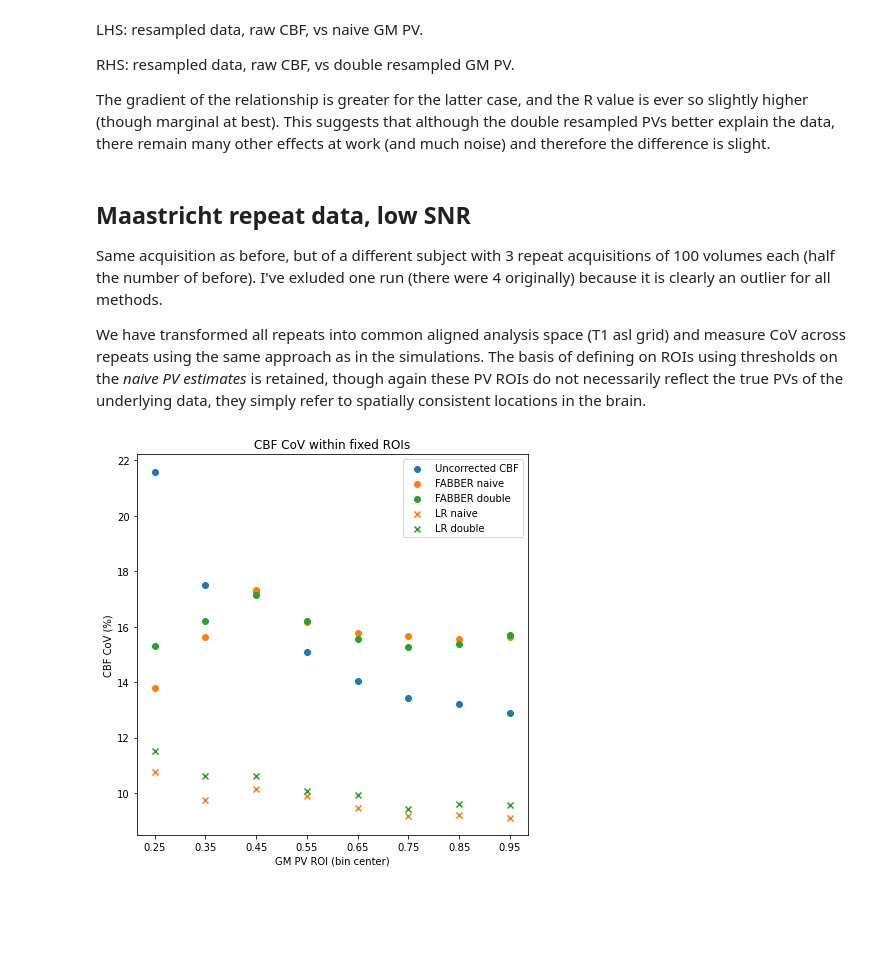
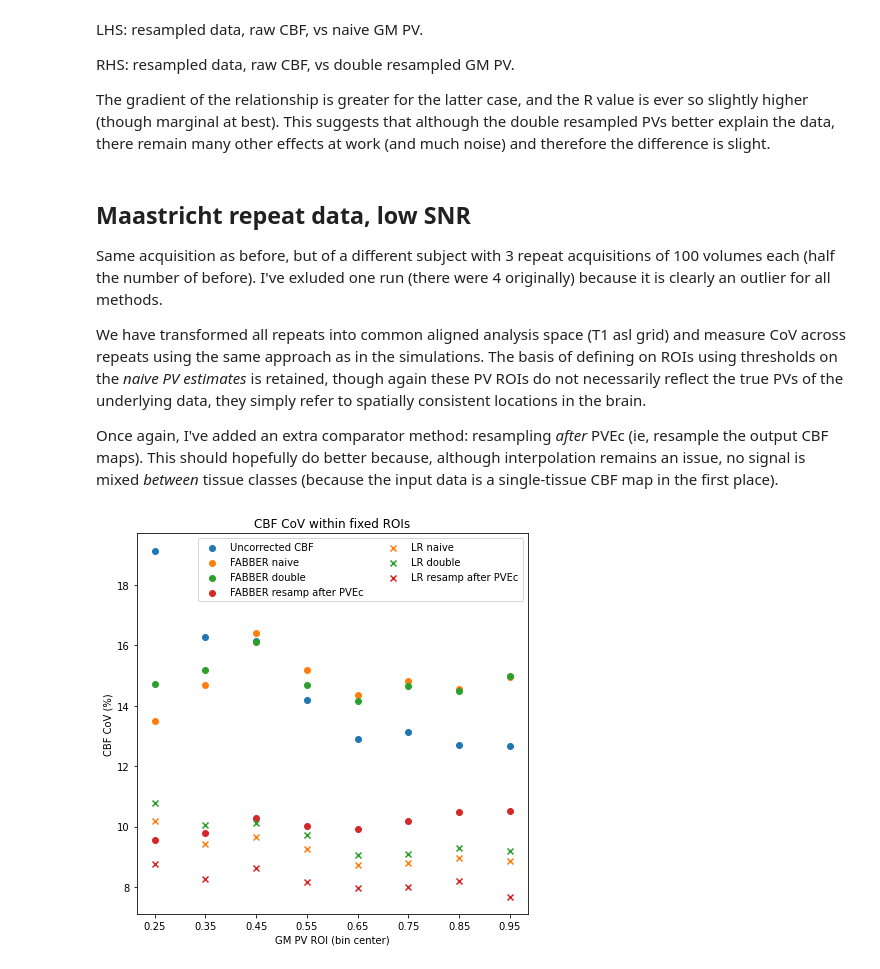
Before and after one commit to tomfrankkirk/pvec_problems, a Jupyter notebook: brain.ipynb, the cells around one changed output. Drawn from its saved outputs; the diff is of its cells as text; code cells hidden in the pictures; blank space fills up the shorter version.

```diff
--- a/brain.ipynb
+++ b/brain.ipynb
@@ -278,13 +292,15 @@ for low in lows:
     high = low + step
     pvmask = (pvs[...,0] >= low) & (pvs[...,0] < high)
 
-    for idx,data in enumerate([basil_naive_nocorr, basil_naive[...,0,:], basil_dbl[...,0,:]]):
+    for idx,data in enumerate([basil_naive_nocorr, basil_naive[...,0,:], basil_dbl[...,0,:], basil_pvec_trans[...,0,:]]):
         samples = data[pvmask]
+        samples = samples[(samples > 0).all(1),:]
         cov = 100 * (samples.std(1) / samples.mean(1)).mean()
         plt.scatter(low + step/2, cov, color=cmap[idx,:])
 
-    for idx,data in enumerate([lr_naive[...,0,:], lr_dbl[...,0,:]]):
+    for idx,data in enumerate([lr_naive[...,0,:], lr_dbl[...,0,:], lr_pvec_trans[...,0,:]]):
         samples = data[pvmask]
+        samples = samples[(samples > 0).all(1),:]
         cov = 100 * (samples.std(1) / samples.mean(1)).mean()
         plt.scatter(low + step/2, cov, color=cmap[idx+1,:], marker='x')
 
@@ -292,6 +308,8 @@ plt.xticks(lows + step/2)
 plt.ylabel('CBF CoV (%)')
 plt.xlabel('GM PV ROI (bin center)')
 plt.title('CBF CoV within fixed ROIs')
-plt.legend(['Uncorrected CBF', 'FABBER naive', 'FABBER double', 'LR naive', 'LR double'])
+plt.legend(['Uncorrected CBF', 'FABBER naive', 'FABBER double', 'FABBER resamp after PVEc',
+            'LR naive', 'LR double', 'LR resamp after PVEc'], ncol=2)
+plt.ylim(0,12)
 plt.show()
 # %% [output]
@@ -531,15 +549,24 @@ The gradient of the relationship is greater for the latter case, and the R value
 Same acquisition as before, but of a different subject with 3 repeat acquisitions of 100 volumes each (half the number of before). I've exluded one run (there were 4 originally) because it is clearly an outlier for all methods.
 
 We have transformed all repeats into common aligned analysis space (T1 asl grid) and measure CoV across repeats using the same approach as in the simulations. The basis of defining on ROIs using thresholds on the *naive PV estimates* is retained, though again these PV ROIs do not necessarily reflect the true PVs of the underlying data, they simply refer to spatially consistent locations in the brain.
+
+Once again, I've added an extra comparator method: resampling *after* PVEc (ie, resample the output CBF maps). This should hopefully do better because, although interpolation remains an issue, no signal is mixed *between* tissue classes (because the input data is a single-tissue CBF map in the first place).
 # %%
 basil_naive_nocorr = []
 basil_naive = []
 basil_dbl = []
+basil_pvec_trans = []
+lr_pvec_trans = []
 lr_naive = []
 lr_dbl = []
 
 from pathlib import Path
 REAL_ROOT = Path('/mnt/hgfs/Data/pvec_problems/maastricht-02/common')
+native_spc = rt.ImageSpace(str(REAL_ROOT / '../native/tivol.nii.gz'))
+cmn_spc = rt.ImageSpace(str(REAL_ROOT / 'tivol_rpt1.nii.gz'))
+c2s = rt.Registration.from_flirt(str(REAL_ROOT / '../reg/calib2struct.mat'),
+                                src=str(REAL_ROOT / '../reg/M0_AP_vol0.nii.gz'),
+                                ref=str(REAL_ROOT / '../reg/T1_biascorr_brain.nii.gz'))
 
 for idx in range(3):
     basil_naive_nocorr.append(load_oxasl(REAL_ROOT / f'basil_naive_rpt{idx+1}', False))
@@ -548,44 +575,56 @@ for idx in range(3):
     lr_naive.append(load_oxasl_lr(REAL_ROOT / f'lr_naive_rpt{idx+1}'))
     lr_dbl.append(load_oxasl_lr(REAL_ROOT / f'lr_double_rpt{idx+1}'))
 
+    r2c = rt.Registration.from_flirt(str(REAL_ROOT / f'../reg/run{idx+1}_to_calib.mat'),
+                                src=str(REAL_ROOT / '../reg/sub-02_run-1_asl_vol0.nii.gz'),
+                                ref=str(REAL_ROOT / '../reg/M0_AP_vol0.nii.gz'))
+    r2s = rt.chain(r2c, c2s)
+    basil_pvec_acq = load_oxasl(REAL_ROOT / f'../native/basil_native_rpt{idx+1}')
+    basil_pvec_trans.append(r2s.apply_to_array(basil_pvec_acq, native_spc, cmn_spc, order=1))
+    lr_pvec_acq = load_oxasl_lr(REAL_ROOT / f'../native/lr_native_rpt{idx+1}')
+    lr_pvec_trans.append(r2s.apply_to_array(lr_pvec_acq, native_spc, cmn_spc, order=1))
+
 basil_naive_nocorr = np.stack(basil_naive_nocorr, axis=-1)
 basil_naive = np.stack(basil_naive, axis=-1)
 basil_dbl = np.stack(basil_dbl, axis=-1)
+basil_pvec_trans = np.stack(basil_pvec_trans, axis=-1)
+lr_pvec_trans = np.stack(lr_pvec_trans, axis=-1)
 lr_naive = np.stack(lr_naive, axis=-1)
 lr_dbl = np.stack(lr_dbl, axis=-1)
+
 gm = loadnii(REAL_ROOT / 'sub-02_scale-2_space-common_pvgm_tob_naive.nii.gz')
 mask = loadnii(REAL_ROOT / 'sub-02_run-01_scale-2_space-common_mask.nii.gz')
 mask = binary_erosion(mask)
 # %%
 step = 0.1
 lows = np.arange(0.2, 1.0, step)
-
 fig = plt.figure(figsize=(7,7))
 
 for low in lows:
     high = low + step
     pvmask = (gm >= low) & (gm < high) & mask
 
-    for idx,data in enumerate([basil_naive_nocorr, basil_naive[...,0,:], basil_dbl[...,0,:]]):
+    for idx,data in enumerate([basil_naive_nocorr, basil_naive[...,0,:], basil_dbl[...,0,:], basil_pvec_trans[...,0,:]]):
         samples = data[pvmask]
-        samples = samples[(samples > 1).any(1),:]
+        samples = samples[(samples > 0).all(1),:]
         cov = 100 * (samples.std(1) / samples.mean(1)).mean()
         plt.scatter(low + step/2, cov, color=cmap[idx,:])
 
-    for idx,data in enumerate([lr_naive[...,0,:], lr_dbl[...,0,:]]):
+    for idx,data in enumerate([lr_naive[...,0,:], lr_dbl[...,0,:], lr_pvec_trans[...,0,:]]):
         samples = data[pvmask]
-        samples = samples[(samples > 1).any(1),:]
+        samples = samples[(samples > 0).all(1),:]
         cov = 100 * (samples.std(1) / samples.mean(1)).mean()
         plt.scatter(low + step/2, cov, color=cmap[idx+1,:], marker='x')
 
 plt.xticks(lows + step/2)
 plt.ylabel('CBF CoV (%)')
 plt.xlabel('GM PV ROI (bin center)')
 plt.title('CBF CoV within fixed ROIs')
-plt.legend(['Uncorrected CBF', 'FABBER naive', 'FABBER double', 'LR naive', 'LR double'])
+plt.legend(['Uncorrected CBF', 'FABBER naive', 'FABBER double', 'FABBER resamp after PVEc',
+            'LR naive', 'LR double', 'LR resamp after PVEc'], ncol=2)
 plt.show()
 # %% [output]
-[figure, old version]
+[figure, new version]
 # %% [markdown]
 In keeping with the simulations, uncorrected CBF shows decreasing CoV for increasing GM PV (increasing SNR with increased GM PV etc).
 
```
Also changed, not shown: parts of 16 cells of this notebook.
